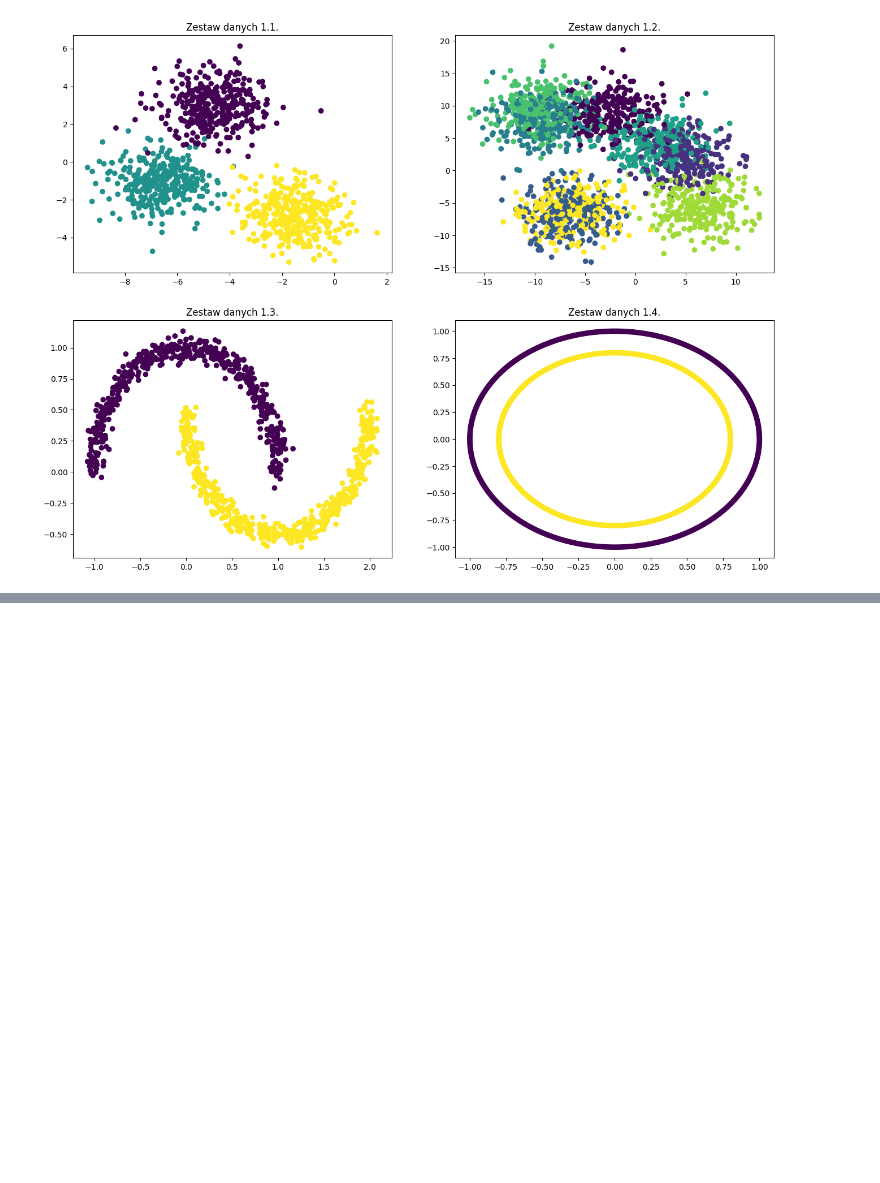
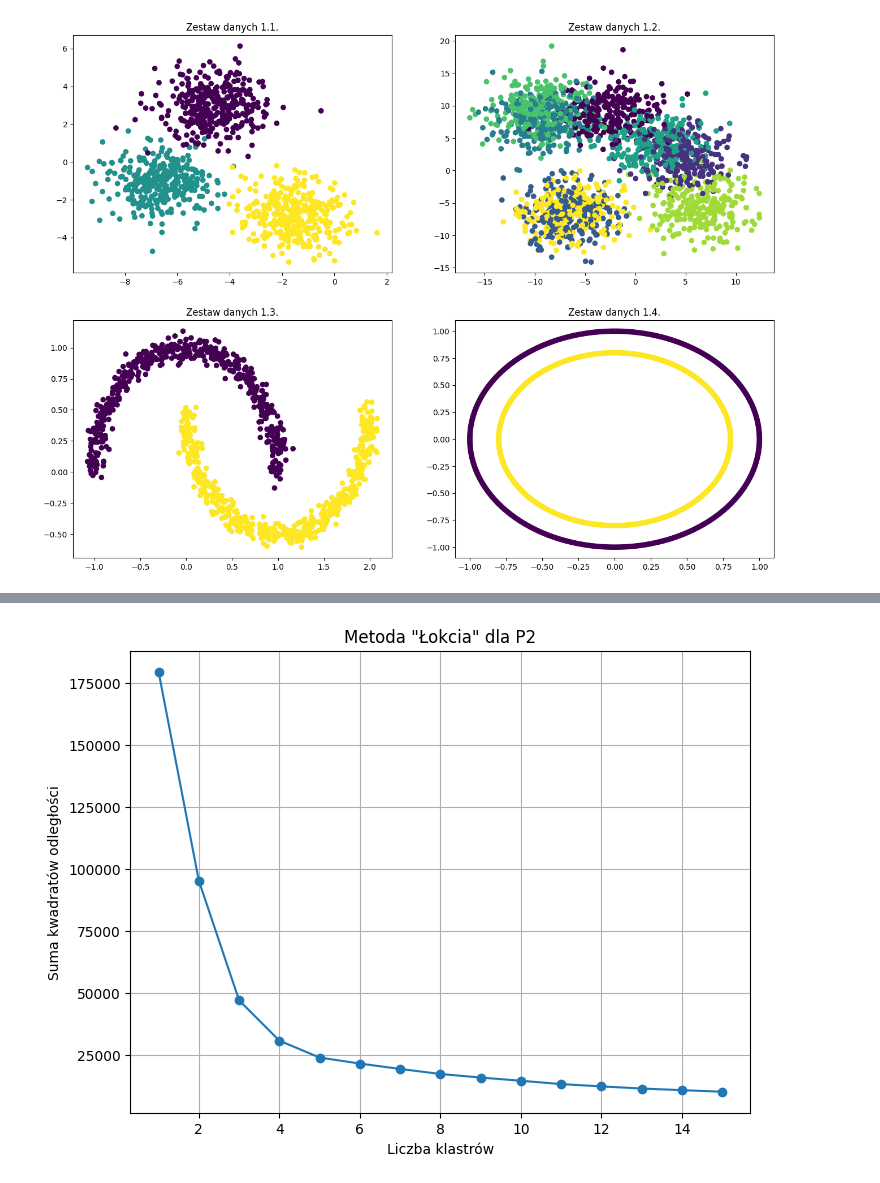
Before and after one commit to lukaszlewickii/Laboratorium-maszynowej-analizy-danych, a Jupyter notebook: Laborki 2 - 9.10/main.ipynb, the cells around one changed output, grey strips where cells are left out. Drawn from its saved outputs; the diff is of its cells as text; code cells hidden in the pictures; blank space fills up the shorter version.

```diff
--- a/Laborki 2 - 9.10/main.ipynb
+++ b/Laborki 2 - 9.10/main.ipynb
@@ -71,0 +156,30 @@ array([1, 1, 1, 2, 1, 0, 1, 1, 0, 0, 2, 1, 2, 1, 1, 0, 1, 0, 2, 1, 1, 1,
+# %%
+#5. Dobór optymalnej liczby grup dla P2 (metoda łokcia).
+
+# Zbiór danych 1.2
+set_2 = make_blobs(n_samples=2000, centers=8, cluster_std=2.5, random_state=42)
+
+# Dane wejściowe
+X_set_2 = set_2[0]
+
+# Lista różnych wartości liczby klastrów
+num_clusters_range = range(1, 16)  # Próbujemy od 1 do 15 klastrów
+
+# Inicjalizacja listy do przechowywania wynikowych sumy kwadratów odległości
+inertia_values = []
+
+# Iteracja po różnych liczbach klastrów
+for num_clusters in num_clusters_range:
+    model = KMeans(n_clusters=num_clusters, random_state=42).fit(X_set_2)
+    inertia_values.append(model.inertia_)
+
+# Wykres "łokcia"
+plt.figure(figsize=(8, 6))
+plt.plot(num_clusters_range, inertia_values, marker='o')
+plt.title('Metoda "Łokcia" dla P2')
+plt.xlabel('Liczba klastrów')
+plt.ylabel('Suma kwadratów odległości')
+plt.grid(True)
+plt.show()
+# %% [output]
+[figure, added]
```
Also changed, not shown: parts of 7 cells of this notebook.
